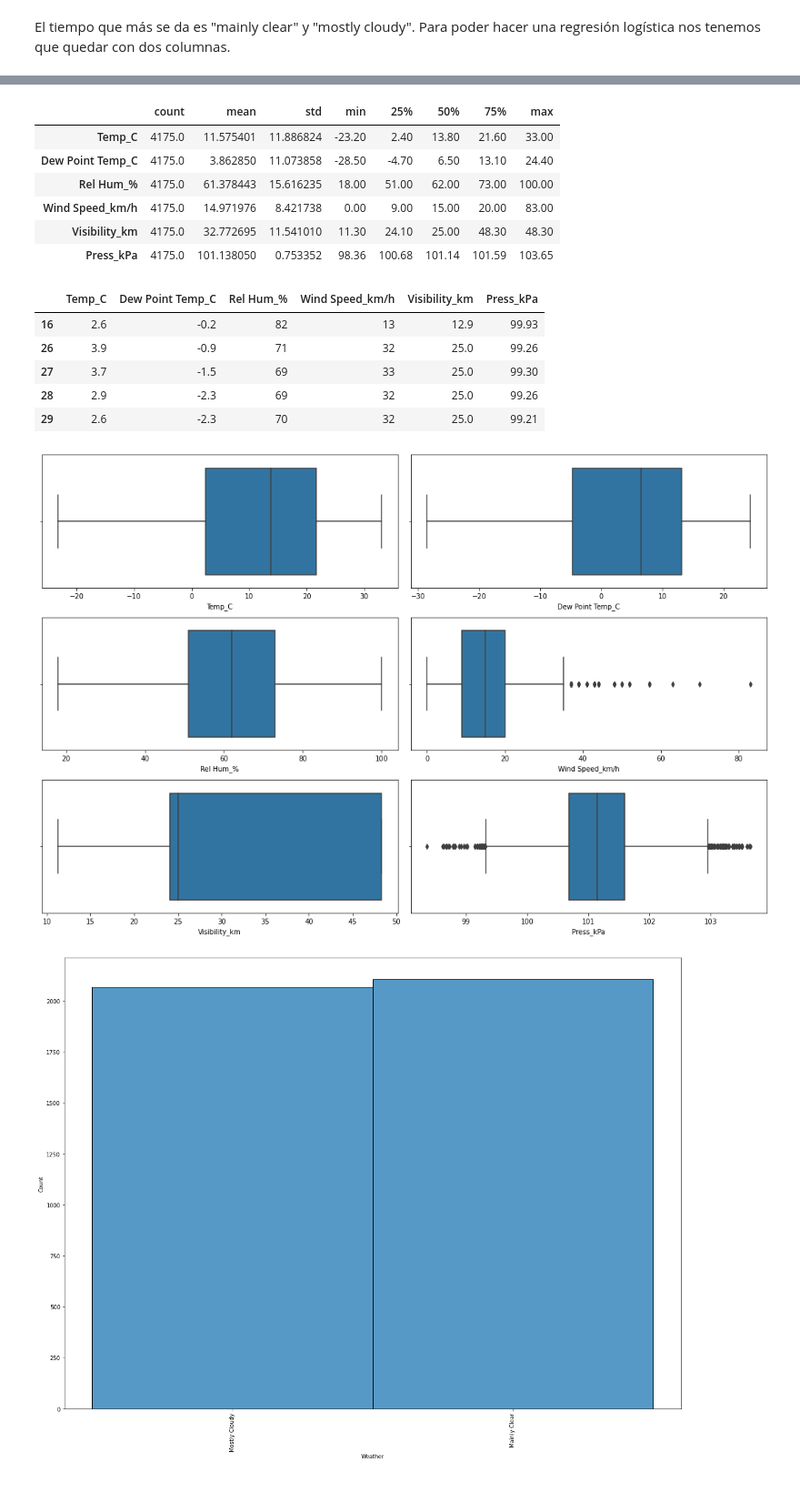
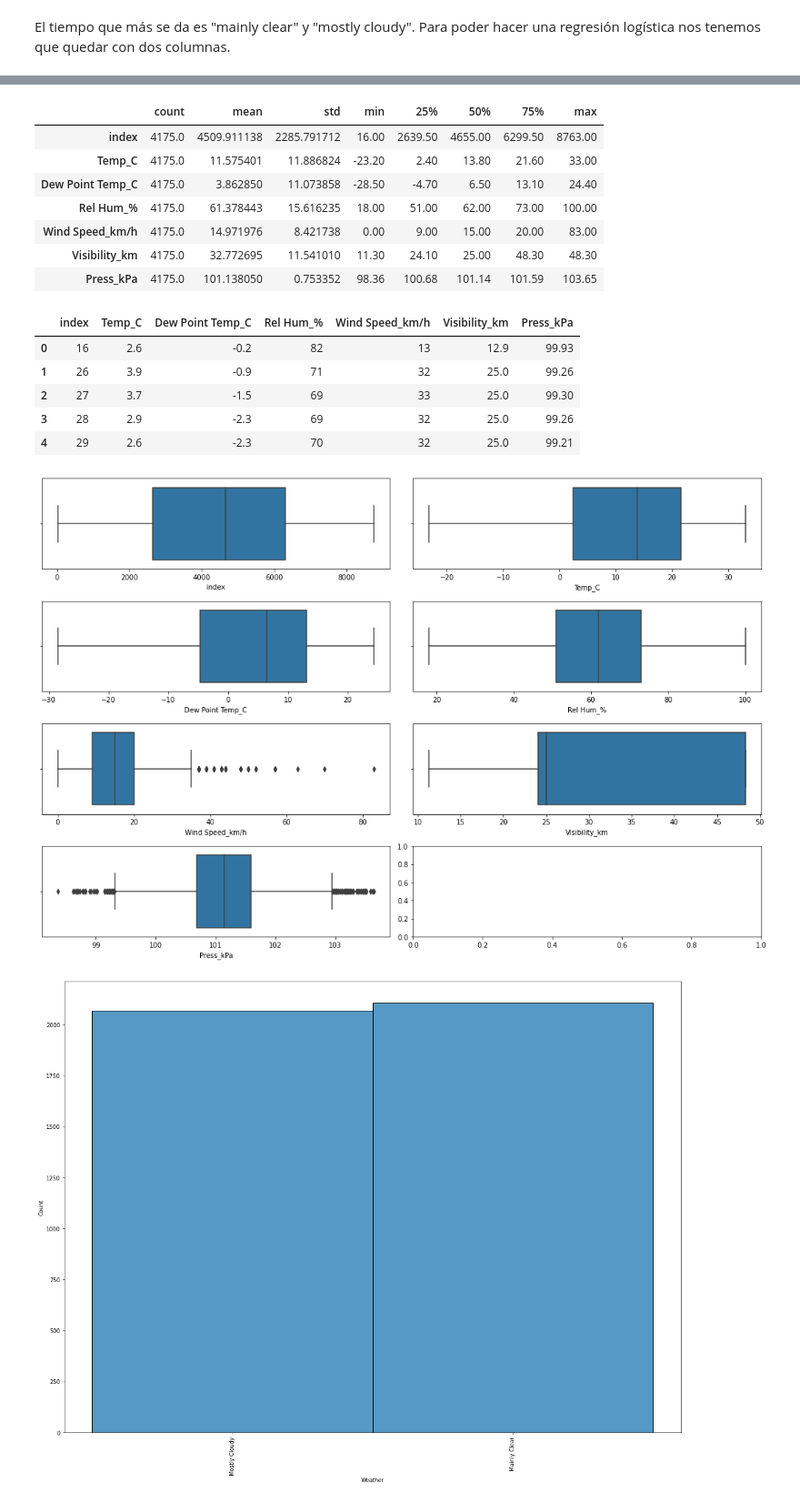
Before and after one commit to Adalab/Da-promoB-Modulo-3-Sprint-1-Lucia-Natalia, a Jupyter notebook: Regresion logística/Pair-Programming-Modulo3-Sprint1-EDA-Regresion_logística.ipynb, the cells around one changed output, grey strips where cells are left out. Shown at 91% size. Saved outputs shown, nothing was run; the diff lists cells and outputs as text; code cells hidden in the pictures.

```diff
--- a/Regresion logística/Pair-Programming-Modulo3-Sprint1-EDA-Regresion_logística.ipynb
+++ b/Regresion logística/Pair-Programming-Modulo3-Sprint1-EDA-Regresion_logística.ipynb
@@ -137,6 +137,6 @@ plt.show();
 # %% [markdown]
 El tiempo que más se da es "mainly clear" y "mostly cloudy". Para poder hacer una regresión logística nos tenemos que quedar con dos columnas.
 # %%
-df2 = df[df["Weather"].isin(["Mostly Cloudy", "Mainly Clear"])]
+df2 = df[df["Weather"].isin(["Mostly Cloudy", "Mainly Clear"])].reset_index()
 df2
 # %% [output]
@@ -157,6 +157,7 @@ df2
 df2.describe().T
 # %% [output]
 |  | count | mean | std | min | 25% | 50% | 75% | max |
+| index | 4175.0 | 4509.911138 | 2285.791712 | 16.00 | 2639.50 | 4655.00 | 6299.50 | 8763.00 |
 | Temp_C | 4175.0 | 11.575401 | 11.886824 | -23.20 | 2.40 | 13.80 | 21.60 | 33.00 |
 | Dew Point Temp_C | 4175.0 | 3.862850 | 11.073858 | -28.50 | -4.70 | 6.50 | 13.10 | 24.40 |
 | Rel Hum_% | 4175.0 | 61.378443 | 15.616235 | 18.00 | 51.00 | 62.00 | 73.00 | 100.00 |
@@ -167,23 +168,23 @@ df2.describe().T
 numericas = df2.select_dtypes(include= np.number)
 numericas.head()
 # %% [output]
-|  | Temp_C | Dew Point Temp_C | Rel Hum_% | Wind Speed_km/h | Visibility_km | Press_kPa |
-| 16 | 2.6 | -0.2 | 82 | 13 | 12.9 | 99.93 |
-| 26 | 3.9 | -0.9 | 71 | 32 | 25.0 | 99.26 |
-| 27 | 3.7 | -1.5 | 69 | 33 | 25.0 | 99.30 |
-| 28 | 2.9 | -2.3 | 69 | 32 | 25.0 | 99.26 |
-| 29 | 2.6 | -2.3 | 70 | 32 | 25.0 | 99.21 |
+|  | index | Temp_C | Dew Point Temp_C | Rel Hum_% | Wind Speed_km/h | Visibility_km | Press_kPa |
+| 0 | 16 | 2.6 | -0.2 | 82 | 13 | 12.9 | 99.93 |
+| 1 | 26 | 3.9 | -0.9 | 71 | 32 | 25.0 | 99.26 |
+| 2 | 27 | 3.7 | -1.5 | 69 | 33 | 25.0 | 99.30 |
+| 3 | 28 | 2.9 | -2.3 | 69 | 32 | 25.0 | 99.26 |
+| 4 | 29 | 2.6 | -2.3 | 70 | 32 | 25.0 | 99.21 |
 # %%
-fig, axes = plt.subplots (nrows=3, ncols=2, figsize = (15,10))
+fig, axes = plt.subplots (nrows= 4, ncols= 2, figsize = (15,10))
 axes = axes.flat
 
 for indice, columna in enumerate(numericas.columns):
     sns.boxplot(x= columna, data = df2, ax = axes[indice])
 
 plt.tight_layout()
 plt.show()
 # %% [output]
-[figure, old version]
+[figure, new version]
 # %%
 sns.histplot(data=df2, x="Weather")
 
```
Also changed, not shown: parts of 17 cells of this notebook, 1 other file.
